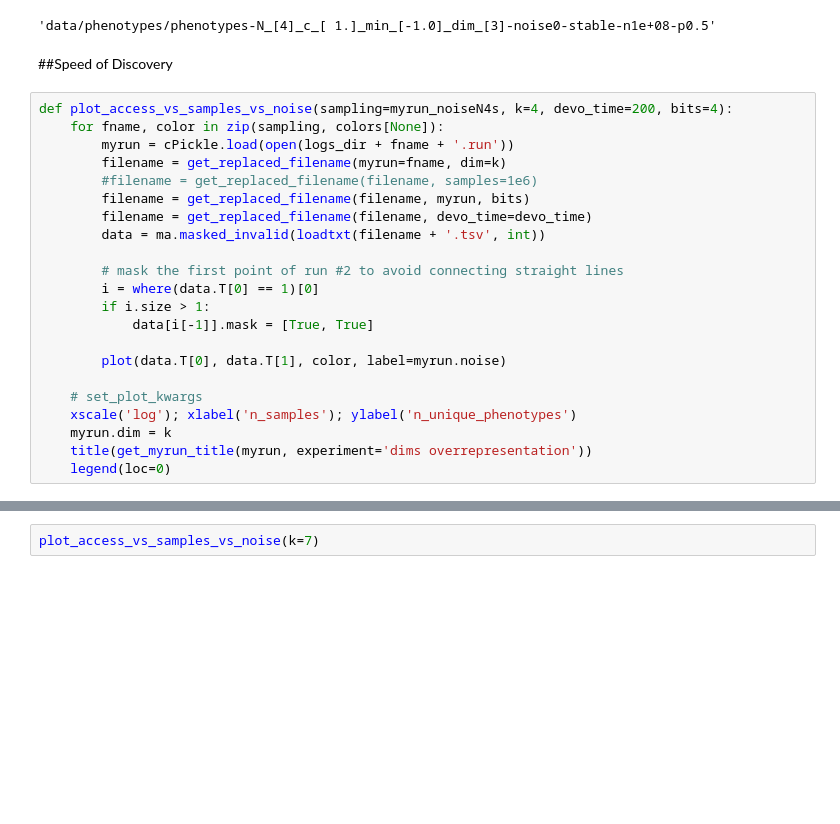
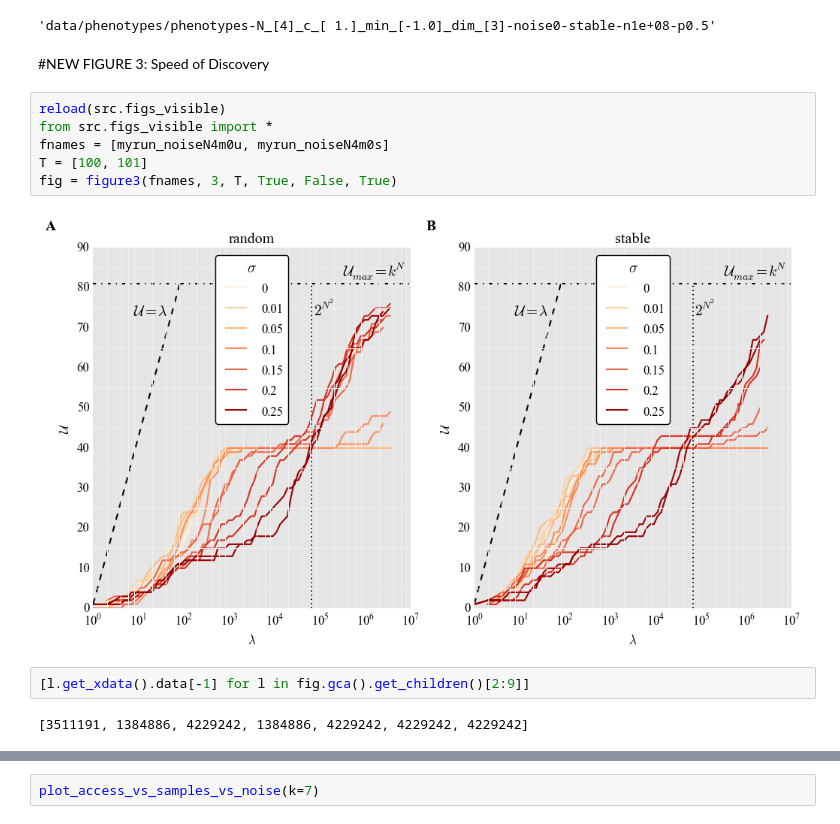
Before and after one commit to rpinho/autoregulation, a Jupyter notebook: exploratory-victor.ipynb, the cells around one changed output, grey strips where cells are left out. Drawn from its saved outputs; the diff is of its cells as text; blank space fills up the shorter version.

```diff
--- a/exploratory-victor.ipynb
+++ b/exploratory-victor.ipynb
@@ -67,26 +79,16 @@ get_replaced_filename(myrun=fname, dim=3)
 # %% [output]
 'data/phenotypes/phenotypes-N_[4]_c_[ 1.]_min_[-1.0]_dim_[3]-noise0-stable-n1e+08-p0.5'
 # %% [markdown]
-##Speed of Discovery
+#NEW FIGURE 3: Speed of Discovery
-# %%
-def plot_access_vs_samples_vs_noise(sampling=myrun_noiseN4s, k=4, devo_time=200, bits=4):
-    for fname, color in zip(sampling, colors[None]):
-        myrun = cPickle.load(open(logs_dir + fname + '.run'))
-        filename = get_replaced_filename(myrun=fname, dim=k)
-        #filename = get_replaced_filename(filename, samples=1e6)
-        filename = get_replaced_filename(filename, myrun, bits)
-        filename = get_replaced_filename(filename, devo_time=devo_time)
-        data = ma.masked_invalid(loadtxt(filename + '.tsv', int))
-
-        # mask the first point of run #2 to avoid connecting straight lines
-        i = where(data.T[0] == 1)[0]
-        if i.size > 1:
-            data[i[-1]].mask = [True, True]
-
-        plot(data.T[0], data.T[1], color, label=myrun.noise)
-
-    # set_plot_kwargs
-    xscale('log'); xlabel('n_samples'); ylabel('n_unique_phenotypes')
-    myrun.dim = k
-    title(get_myrun_title(myrun, experiment='dims overrepresentation'))
-    legend(loc=0)
+# %%
+reload(src.figs_visible)
+from src.figs_visible import *
+fnames = [myrun_noiseN4m0u, myrun_noiseN4m0s]
+T = [100, 101]
+fig = figure3(fnames, 3, T, True, False, True)
+# %% [output]
+[figure, added]
+# %%
+[l.get_xdata().data[-1] for l in fig.gca().get_children()[2:9]]
+# %% [output]
+[3511191, 1384886, 4229242, 1384886, 4229242, 4229242, 4229242]
```
Also changed, not shown: parts of 67 cells of this notebook, 9 other files.
